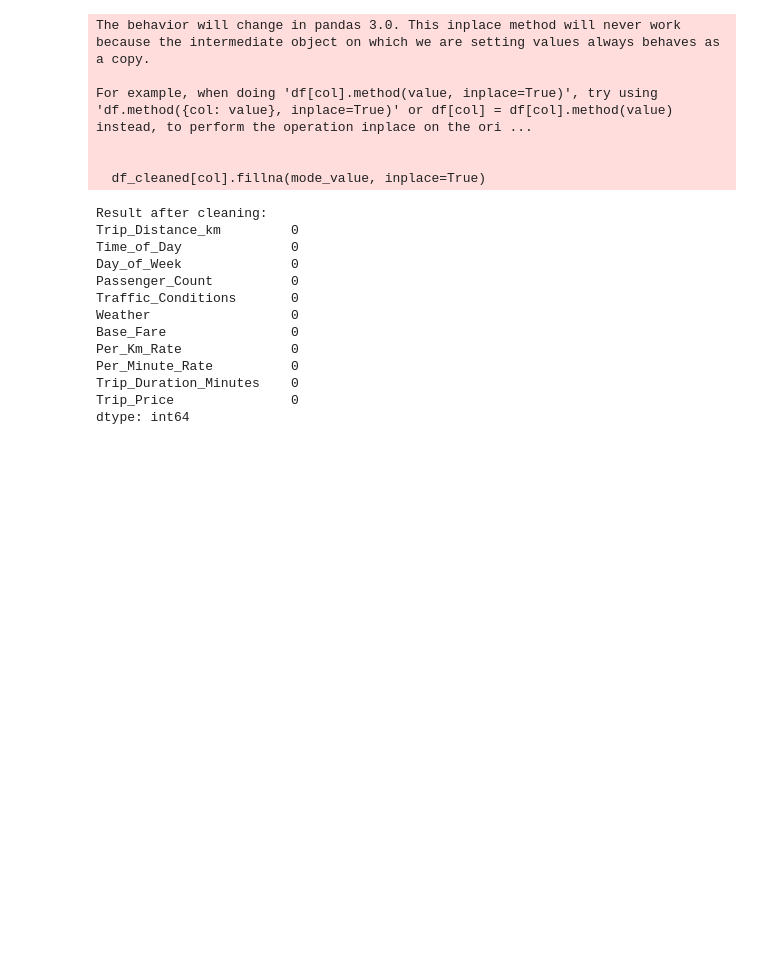
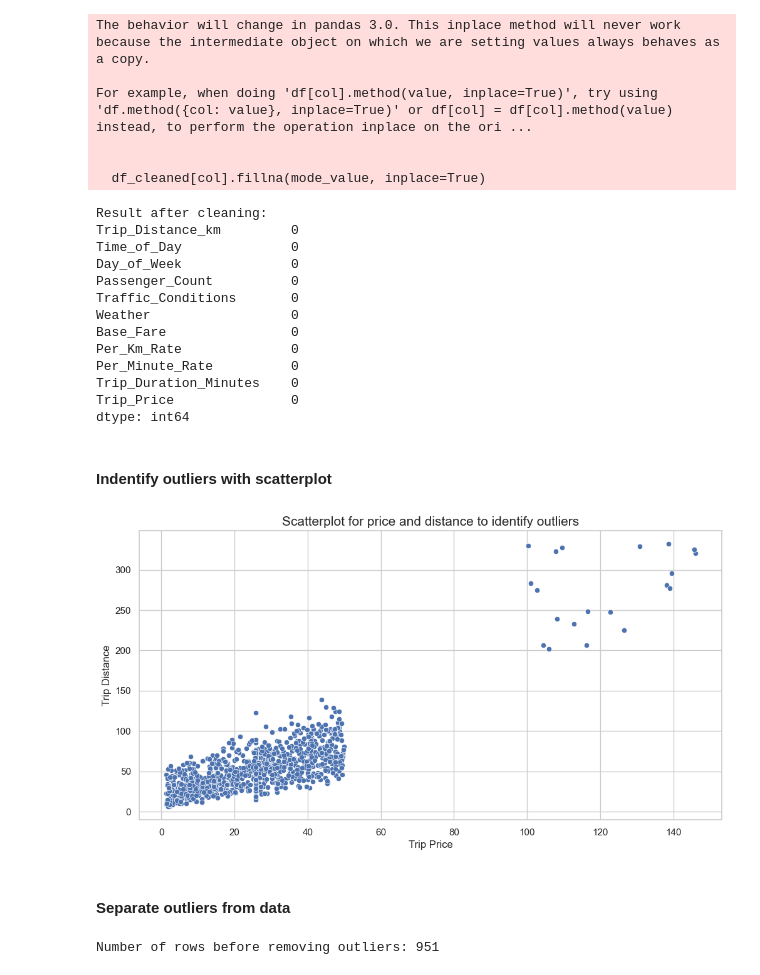
Before and after one commit to TonalLobster/taxi-prediction-fullstack-edwin-opa24, a Jupyter notebook: notebooks/01_model_development.ipynb, the cells around one changed output. Drawn from its saved outputs; the diff is of its cells as text; code cells hidden in the pictures; blank space fills up the shorter version.

```diff
--- a/notebooks/01_model_development.ipynb
+++ b/notebooks/01_model_development.ipynb
@@ -189,3 +189,29 @@ Per_Minute_Rate          0
 Trip_Duration_Minutes    0
 Trip_Price               0
 dtype: int64
+# %% [markdown]
+#### Indentify outliers with scatterplot
+# %%
+# import visualization libraries seaborn and matplotlib
+import seaborn as sns
+import matplotlib.pyplot as plt
+
+# set a theme for all graphs
+sns.set_theme(style = "whitegrid")
+
+# Scatterplot for Trip_Price and Trip_Distance_Km
+plt.figure(figsize = (12, 6))
+sns.scatterplot(x = df_cleaned["Trip_Distance_km"], y = df_cleaned["Trip_Price"])
+plt.title("Scatterplot for price and distance to identify outliers", fontsize = 15)
+plt.ylabel("Trip Distance", fontsize = 12)
+plt.xlabel("Trip Price", fontsize = 12)
+plt.show()
+# %% [output]
+[figure, added]
+# %% [markdown]
+#### Separate outliers from data
+# %%
+rows_before = len(df_cleaned)
+print(f"Number of rows before removing outliers: {rows_before}")
+# %% [output]
+Number of rows before removing outliers: 951
```
Also changed, not shown: parts of 4 cells of this notebook.
